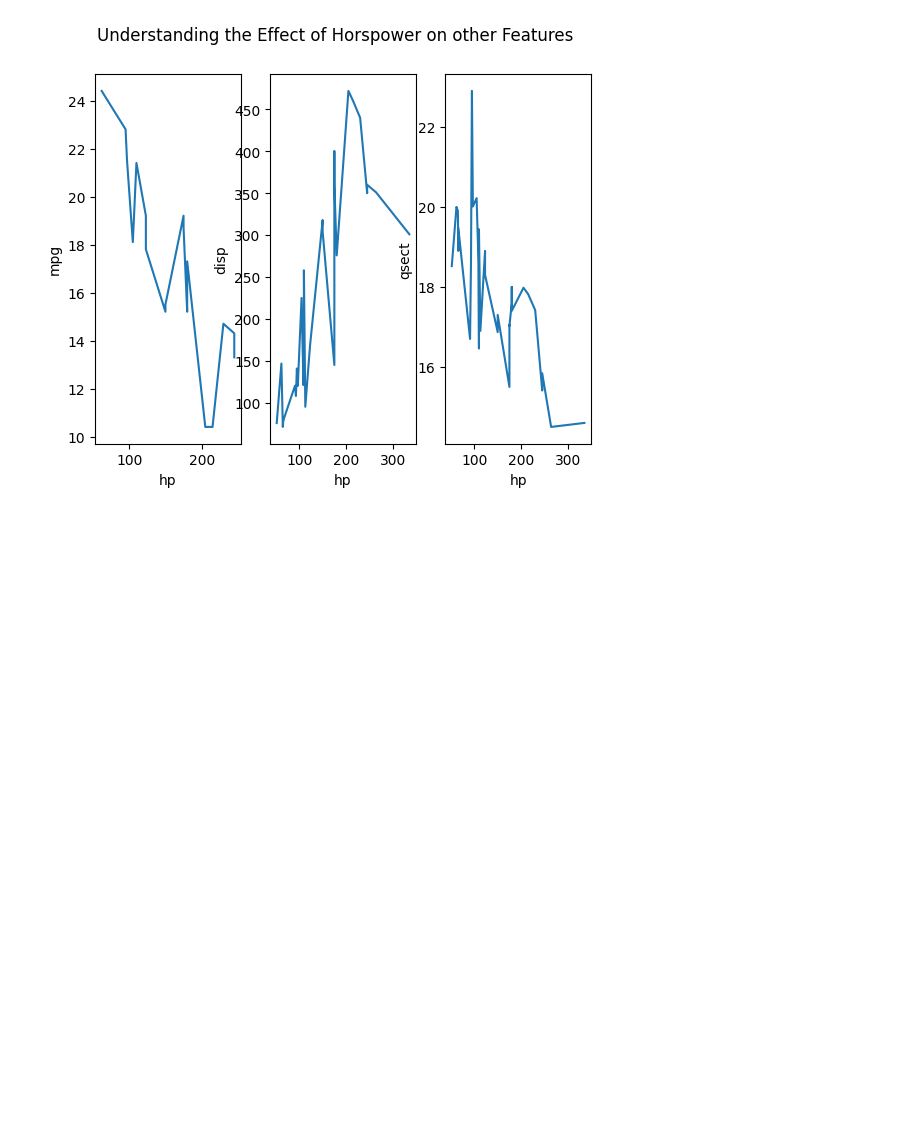
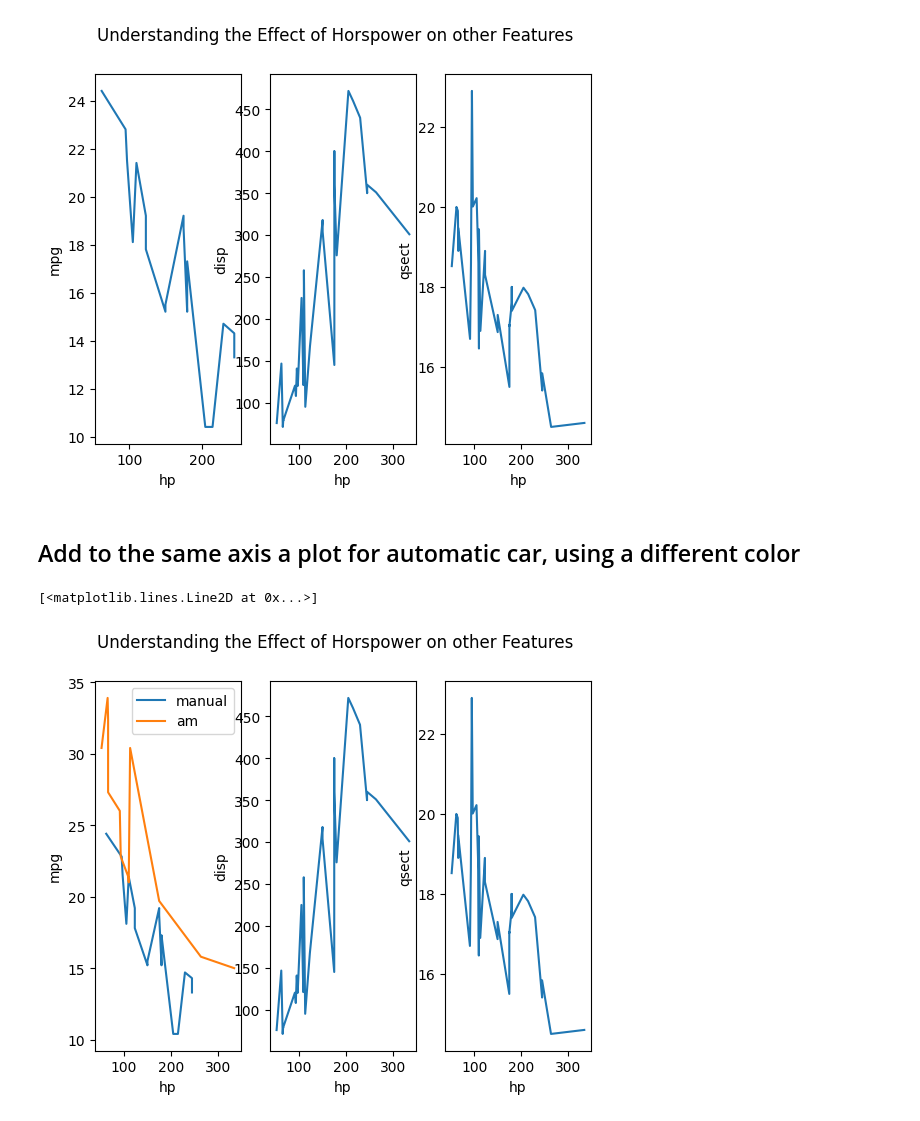
Before and after one commit to JiagengDing/SDPA, a Jupyter notebook: week8/Tutorial 8A_Sheet.ipynb, the cells around one changed output. Saved outputs shown, nothing was run; the diff lists cells and outputs as text; code cells hidden in the pictures; blank space fills up the shorter version.

Commit message:
Add to the same axis a plot for automatic car, using a different color

```diff
--- a/week8/Tutorial 8A_Sheet.ipynb
+++ b/week8/Tutorial 8A_Sheet.ipynb
@@ -124,3 +124,31 @@ axes[2].plot(qsec_hp)
 # %% [output]
 [<matplotlib.lines.Line2D at 0x...>]
 [figure]
+# %% [markdown]
+## Add to the same axis a plot for automatic car, using a different color
+# %%
+mpg_hp_manual = pd.Series(index=df_manual['hp'].values, data=df_manual['mpg'].values)
+mpg_hp_manual = mpg_hp_manual.sort_index()
+
+mpg_hp_am = pd.Series(index=df_am['hp'].values, data=df_am['mpg'].values)
+mpg_hp_am = mpg_hp_am.sort_index()
+# %%
+fig, axes = plt.subplots(nrows=1, ncols=3)
+plt.suptitle("Understanding the Effect of Horspower on other Features")
+
+axes[0].set_xlabel('hp')
+axes[0].set_ylabel('mpg')
+axes[0].plot(mpg_hp_manual, label='manual')
+axes[0].plot(mpg_hp_am, label='am')
+axes[0].legend()
+
+axes[1].set_xlabel('hp')
+axes[1].set_ylabel('disp')
+axes[1].plot(disp_hp)
+
+axes[2].set_xlabel('hp')
+axes[2].set_ylabel('qsect')
+axes[2].plot(qsec_hp)
+# %% [output]
+[<matplotlib.lines.Line2D at 0x...>]
+[figure, added]
```
